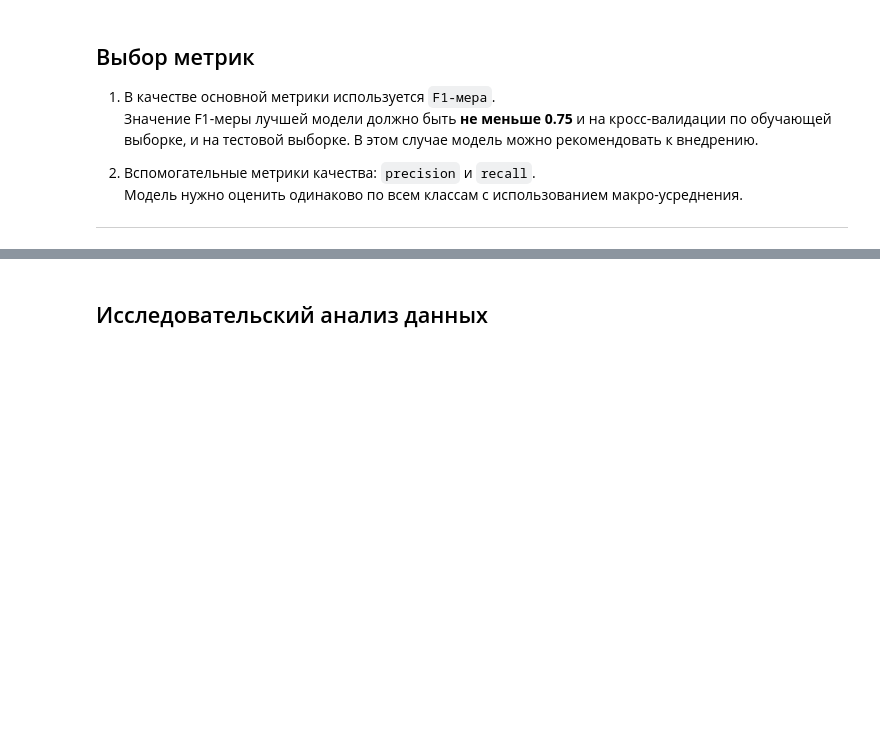
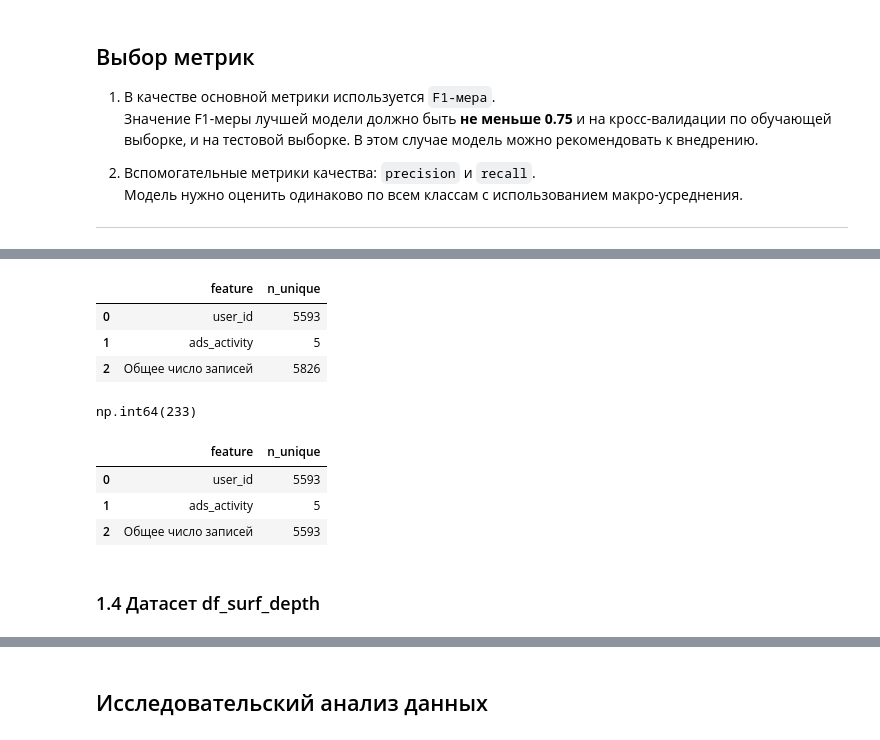
Before and after one commit to TemaQDX/project_module_03_yeti, a Jupyter notebook: project_module_03_yeti_Artem_Burov.ipynb, the cells around one changed output, grey strips where cells are left out. Cells and saved outputs as stored; diff of their text form; code cells hidden in the pictures; blank space fills up the shorter version.

```diff
--- a/project_module_03_yeti_Artem_Burov.ipynb
+++ b/project_module_03_yeti_Artem_Burov.ipynb
@@ -138,0 +251,3 @@ df_cloud_usage.head()
+# %%
+df_ads_activity = optimize_dataframe(df_ads_activity)
+df_ads_activity.head()
@@ -138,0 +273,25 @@ df_cloud_usage.head()
+# %%
+# В наличии дубли
+get_unique_counts_and_total_df(df_ads_activity)
+# %% [output]
+|  | feature | n_unique |
+| 0 | user_id | 5593 |
+| 1 | ads_activity | 5 |
+| 2 | Общее число записей | 5826 |
+# %%
+# Явные дубли
+df_ads_activity.duplicated().sum()
+# %% [output]
+np.int64(233)
+# %%
+# Явные дубли устранены
+# Первичный ключ user_id
+df_ads_activity = df_ads_activity.drop_duplicates()
+get_unique_counts_and_total_df(df_ads_activity)
+# %% [output]
+|  | feature | n_unique |
+| 0 | user_id | 5593 |
+| 1 | ads_activity | 5 |
+| 2 | Общее число записей | 5593 |
+# %% [markdown]
+### 1.4 Датасет df_surf_depth
```
Also changed, not shown: parts of 45 cells of this notebook.
